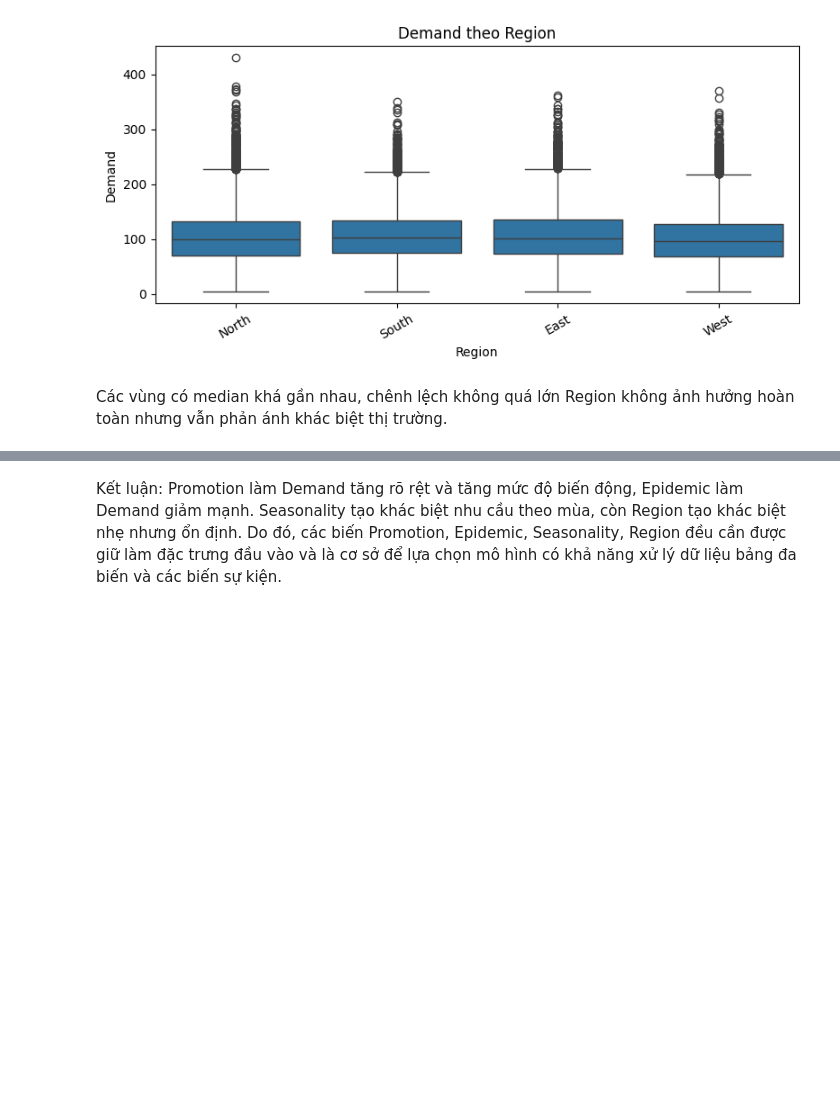
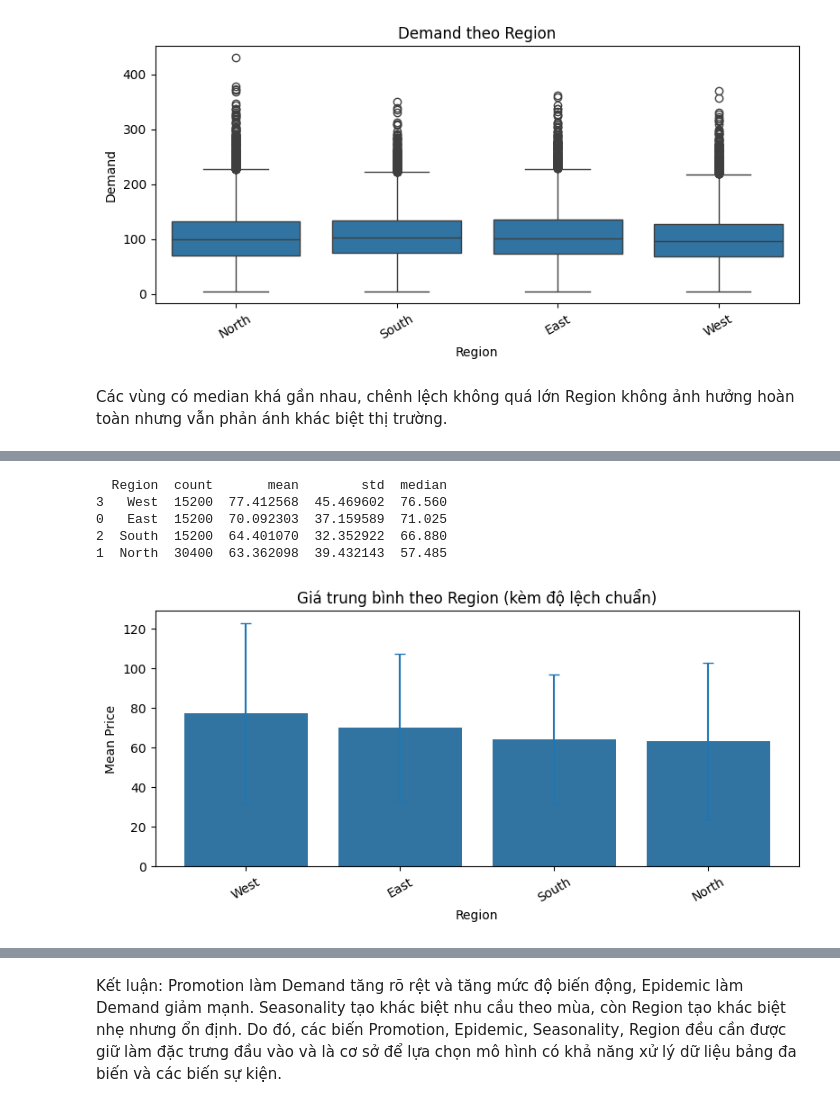
Before and after one commit to kly1906/12423030_MLproject, a Jupyter notebook: app/inventory.ipynb, the cells around one changed output, grey strips where cells are left out. Cells and saved outputs as stored; diff of their text form; code cells hidden in the pictures; blank space fills up the shorter version.

```diff
--- a/app/inventory.ipynb
+++ b/app/inventory.ipynb
@@ -309,0 +321,34 @@ Region không ảnh hưởng hoàn toàn nhưng vẫn phản ánh khác biệt t
+# %%
+# Mean Price theo Region
+price_by_region = (
+    df.groupby(region_col)[price_col]
+      .agg(["count", "mean", "std", "median"])
+      .reset_index()
+      .sort_values("mean", ascending=False)
+)
+
+print(price_by_region)
+
+plt.figure(figsize=(8,4))
+sns.barplot(data=price_by_region, x=region_col, y="mean", errorbar=None)
+# vẽ error bar = std
+plt.errorbar(
+    x=np.arange(len(price_by_region)),
+    y=price_by_region["mean"].values,
+    yerr=price_by_region["std"].fillna(0).values,
+    fmt="none",
+    capsize=4
+)
+plt.title("Giá trung bình theo Region (kèm độ lệch chuẩn)")
+plt.xlabel("Region")
+plt.ylabel("Mean Price")
+plt.xticks(rotation=30)
+plt.tight_layout()
+plt.show()
+# %% [output]
+  Region  count       mean        std  median
+3   West  15200  77.412568  45.469602  76.560
+0   East  15200  70.092303  37.159589  71.025
+2  South  15200  64.401070  32.352922  66.880
+1  North  30400  63.362098  39.432143  57.485
+[figure, added]
```
Also changed, not shown: parts of 17 cells of this notebook, 1 other file.
